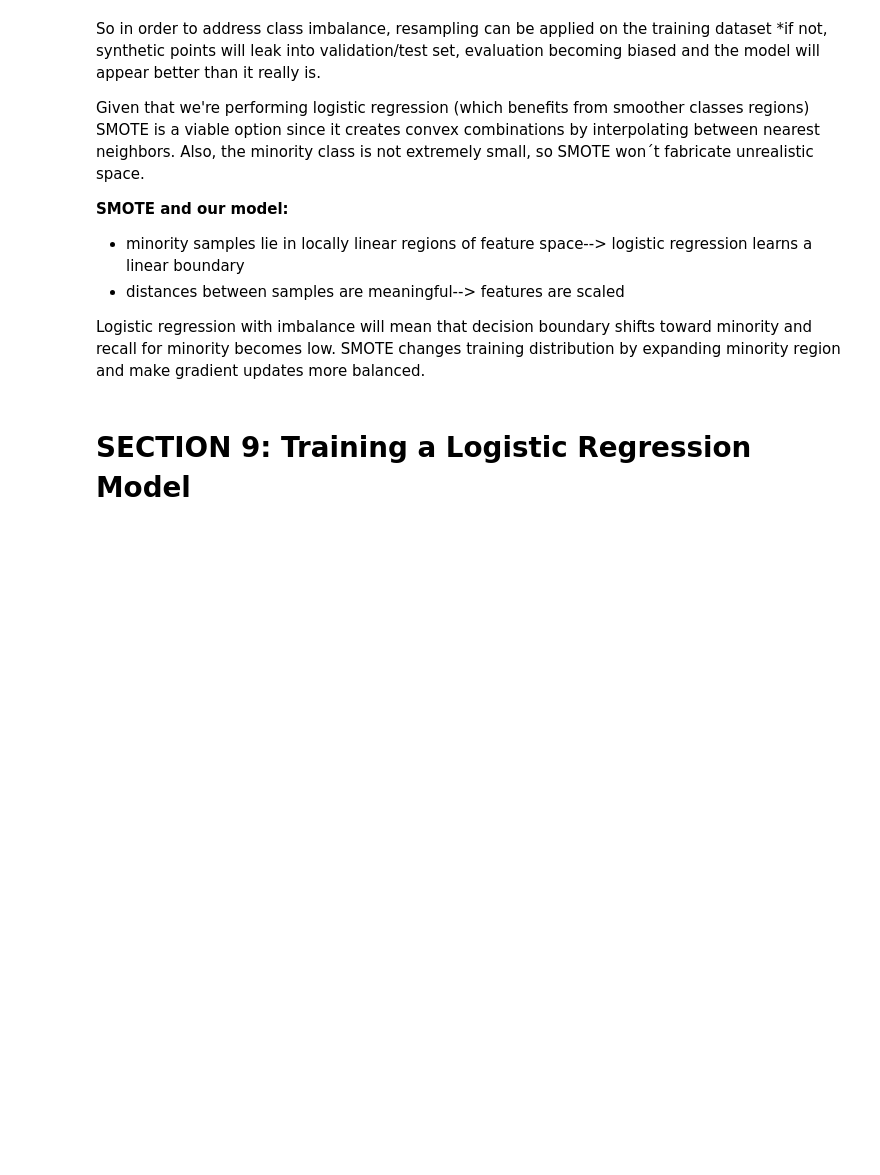
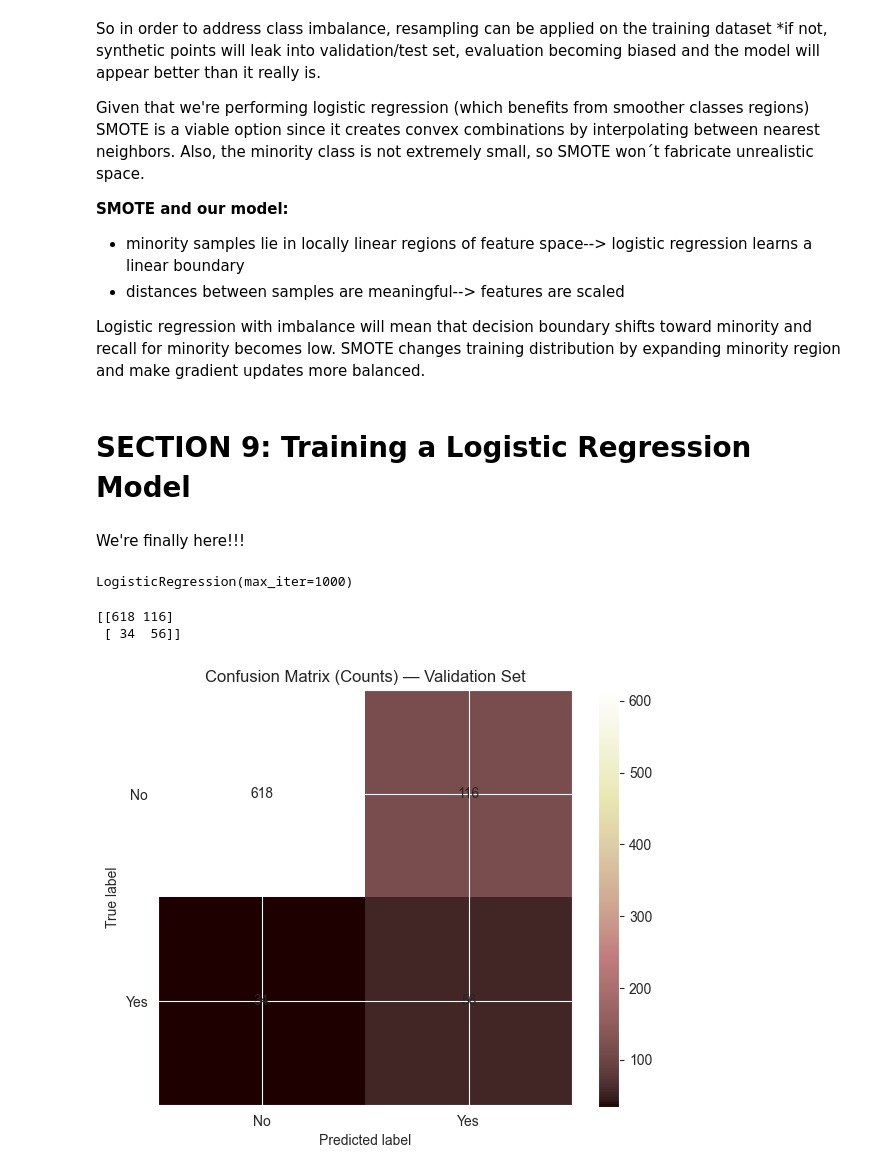
Before and after one commit to mfjacoboo/ML-fundamentals-2026, a Jupyter notebook: assignment_1_maria_jacobo.ipynb, the cells around one changed output. Saved outputs shown, nothing was run; the diff lists cells and outputs as text; code cells hidden in the pictures; blank space fills up the shorter version.

```diff
--- a/assignment_1_maria_jacobo.ipynb
+++ b/assignment_1_maria_jacobo.ipynb
@@ -554,3 +557,45 @@ smote = SMOTE(random_state=42)
 X_train_bal, y_train_bal = smote.fit_resample(X_train_fs, y_train)
 # %% [markdown]
 # SECTION 9: Training a Logistic Regression Model
+# %% [markdown]
+We're finally here!!!
+# %%
+#Train the model
+model = LogisticRegression(
+    max_iter=1000,
+    solver='lbfgs'
+)
+
+model.fit(X_train_bal, y_train_bal)
+#Validation and test must remain untouched (original imbalance).
+# %% [output]
+LogisticRegression(max_iter=1000)
+# %%
+#Predict on Validation Set
+y_val_pred = model.predict(X_val_fs)
+y_val_prob = model.predict_proba(X_val_fs)[:, 1]
+# %%
+#confusion matrix
+cm = confusion_matrix(y_val, y_val_pred)
+print(cm)
+# %% [output]
+[[618 116]
+ [ 34  56]]
+# %%
+plt.figure(figsize=(6, 5))
+plt.imshow(cm, cmap='pink')
+plt.title("Confusion Matrix (Counts) — Validation Set")
+plt.xlabel("Predicted label")
+plt.ylabel("True label")
+plt.xticks([0, 1], ["No", "Yes"])
+plt.yticks([0, 1], ["No", "Yes"])
+plt.colorbar()
+
+for i in range(cm.shape[0]):
+    for j in range(cm.shape[1]):
+        plt.text(j, i, f"{cm[i, j]}", ha="center", va="center")
+
+plt.tight_layout()
+plt.show()
+# %% [output]
+[figure, added]
```
Also changed, not shown: parts of 4 cells of this notebook.
